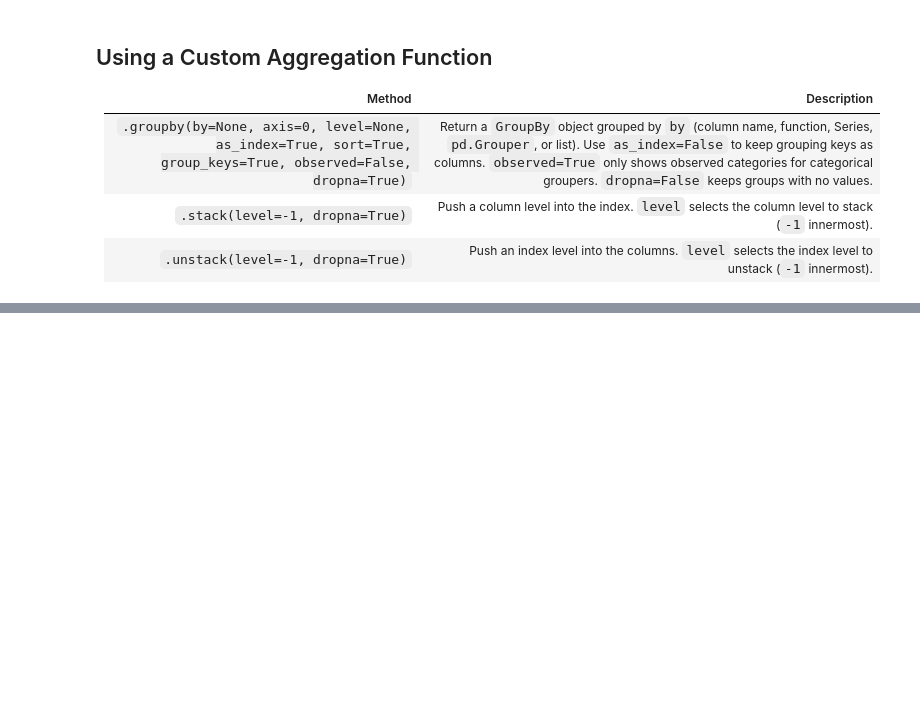
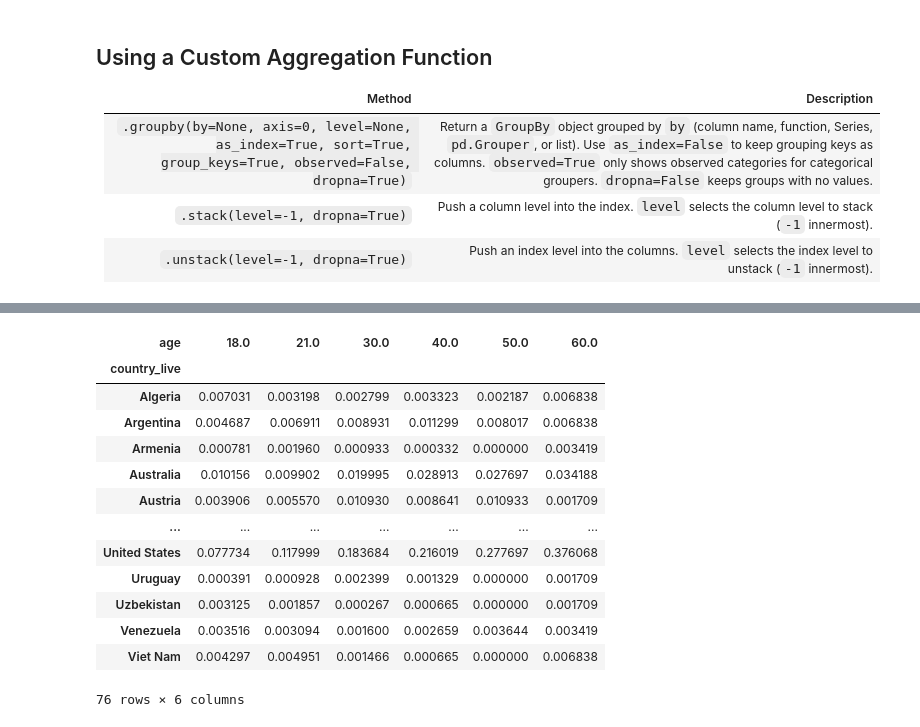
Before and after one commit to jeremyxtmeng/learning-pandas-plotting, a Jupyter notebook: learning_6_pandas_dataframe.ipynb, the cells around one changed output, grey strips where cells are left out. Cells and saved outputs as stored; diff of their text form; code cells hidden in the pictures; blank space fills up the shorter version.

```diff
--- a/learning_6_pandas_dataframe.ipynb
+++ b/learning_6_pandas_dataframe.ipynb
@@ -1450,0 +1834,17 @@ dtype: object
+# %%
+pd.crosstab(index=jb2.country_live, columns=jb2.age,normalize='columns') # normalize by columns
+# %% [output]
+| age | 18.0 | 21.0 | 30.0 | 40.0 | 50.0 | 60.0 |
+| country_live |  |  |  |  |  |  |
+| Algeria | 0.007031 | 0.003198 | 0.002799 | 0.003323 | 0.002187 | 0.006838 |
+| Argentina | 0.004687 | 0.006911 | 0.008931 | 0.011299 | 0.008017 | 0.006838 |
+| Armenia | 0.000781 | 0.001960 | 0.000933 | 0.000332 | 0.000000 | 0.003419 |
+| Australia | 0.010156 | 0.009902 | 0.019995 | 0.028913 | 0.027697 | 0.034188 |
+| Austria | 0.003906 | 0.005570 | 0.010930 | 0.008641 | 0.010933 | 0.001709 |
+| ... | ... | ... | ... | ... | ... | ... |
+| United States | 0.077734 | 0.117999 | 0.183684 | 0.216019 | 0.277697 | 0.376068 |
+| Uruguay | 0.000391 | 0.000928 | 0.002399 | 0.001329 | 0.000000 | 0.001709 |
+| Uzbekistan | 0.003125 | 0.001857 | 0.000267 | 0.000665 | 0.000000 | 0.001709 |
+| Venezuela | 0.003516 | 0.003094 | 0.001600 | 0.002659 | 0.003644 | 0.003419 |
+| Viet Nam | 0.004297 | 0.004951 | 0.001466 | 0.000665 | 0.000000 | 0.006838 |
+76 rows × 6 columns
```
Also changed, not shown: parts of 42 cells of this notebook, 1 other file.
